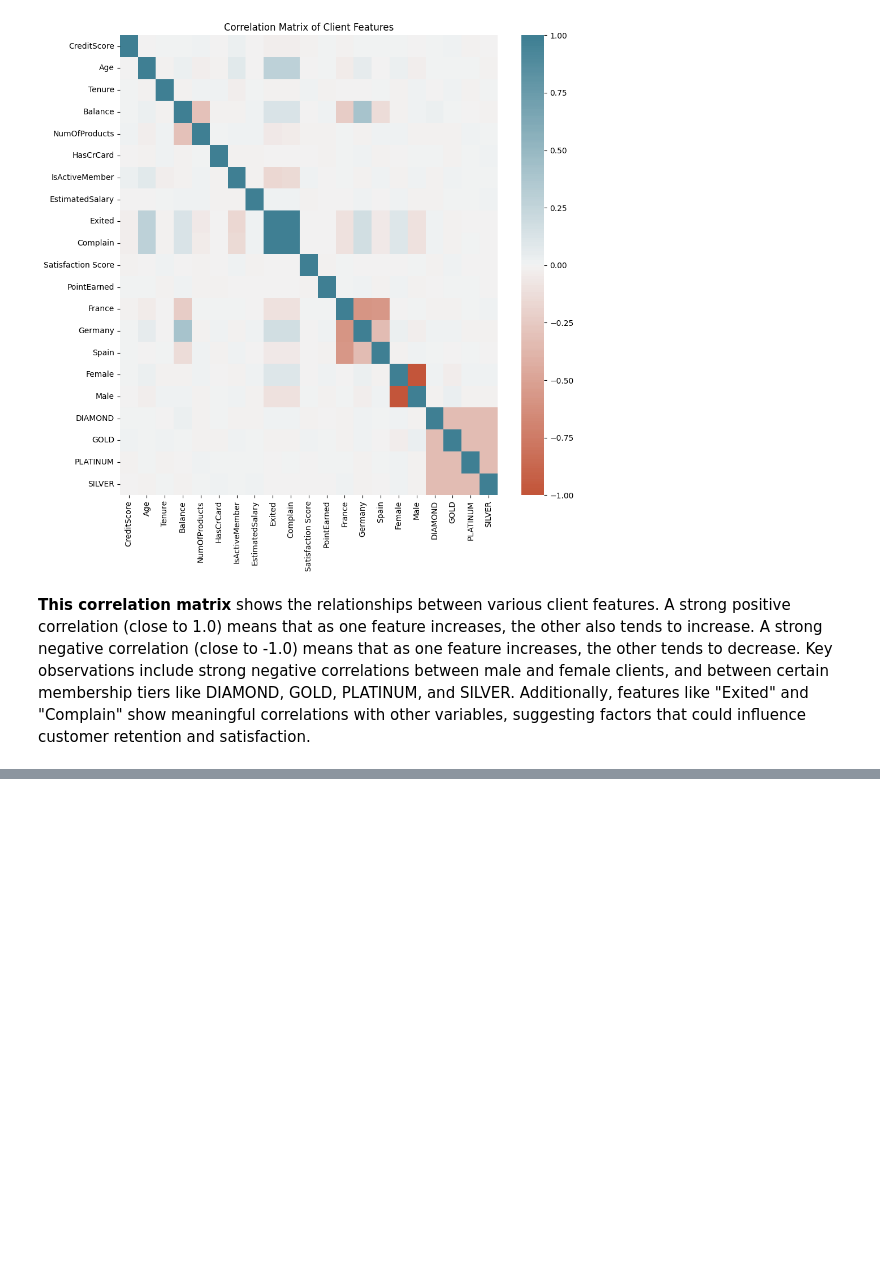
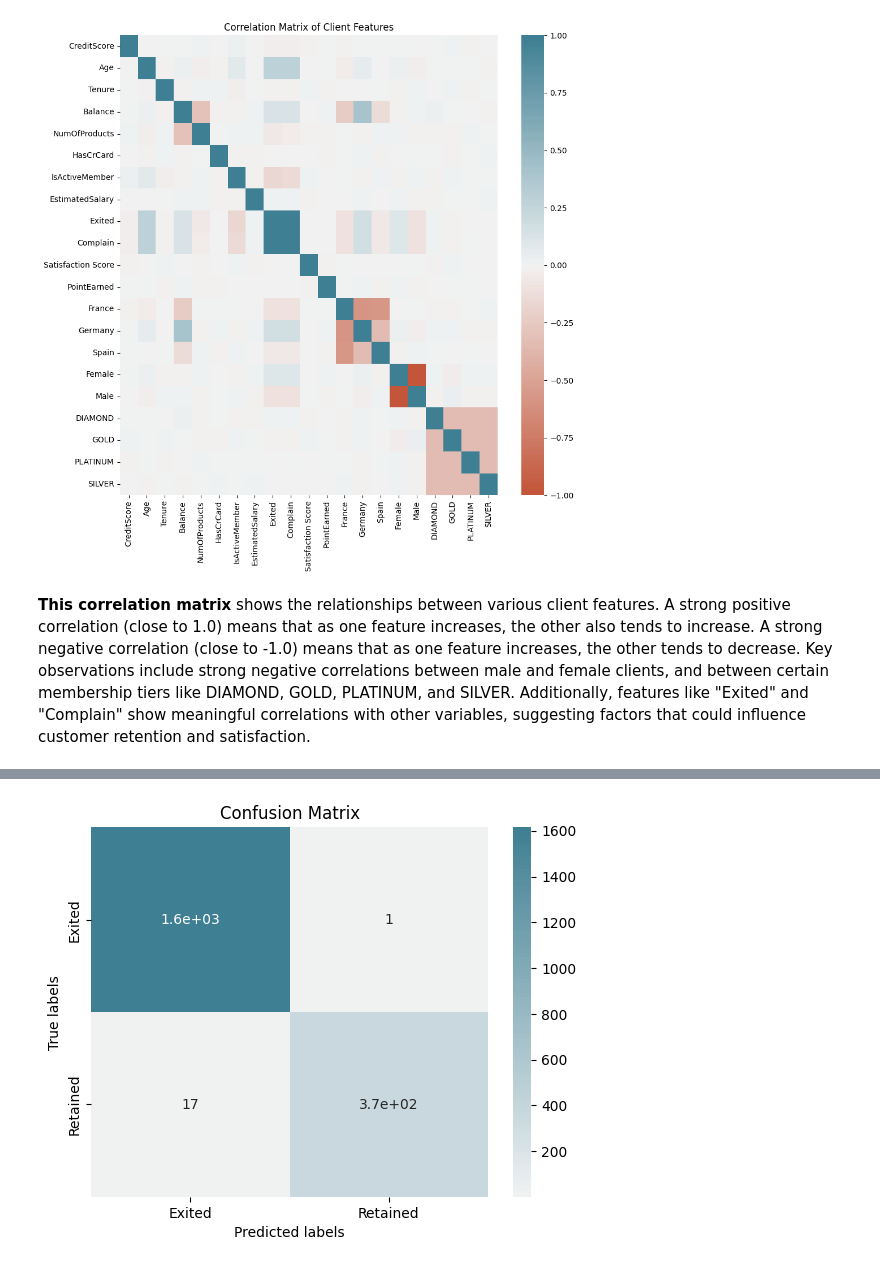
Before and after one commit to Abderrahmane-Chafi/BankCustomerChurnAnalysis, a Jupyter notebook: notebook794dc85e40.ipynb, the cells around one changed output, grey strips where cells are left out. Cells and saved outputs as stored; diff of their text form; code cells hidden in the pictures; blank space fills up the shorter version.

```diff
--- a/notebook794dc85e40.ipynb
+++ b/notebook794dc85e40.ipynb
@@ -295,0 +492,5 @@ plt.show()
+# %%
+yhat = knn_cv.predict(X_test)
+plot_confusion_matrix(Y_test,yhat)
+# %% [output]
+[figure, added]
```
Also changed, not shown: parts of 34 cells of this notebook.
